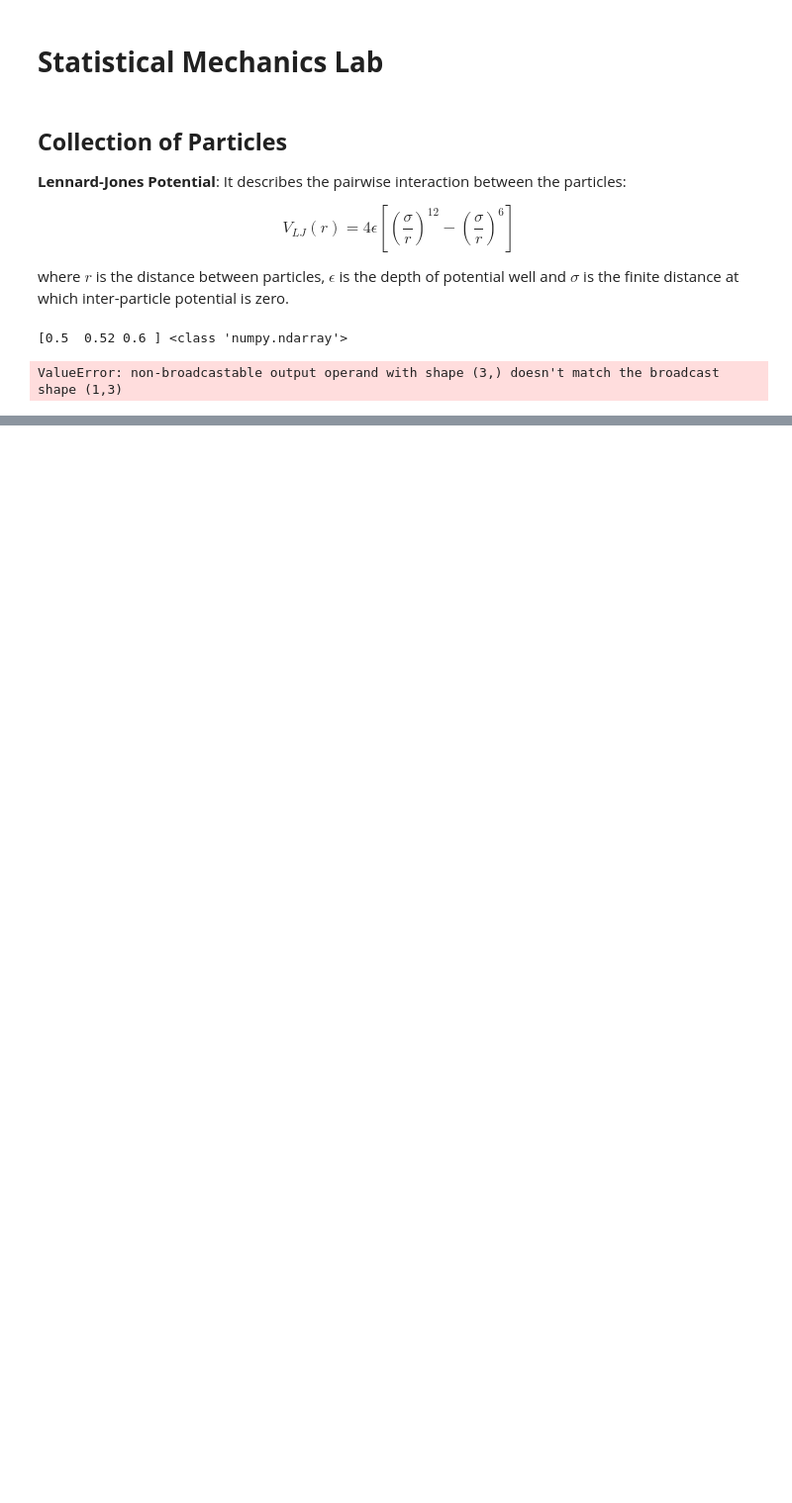
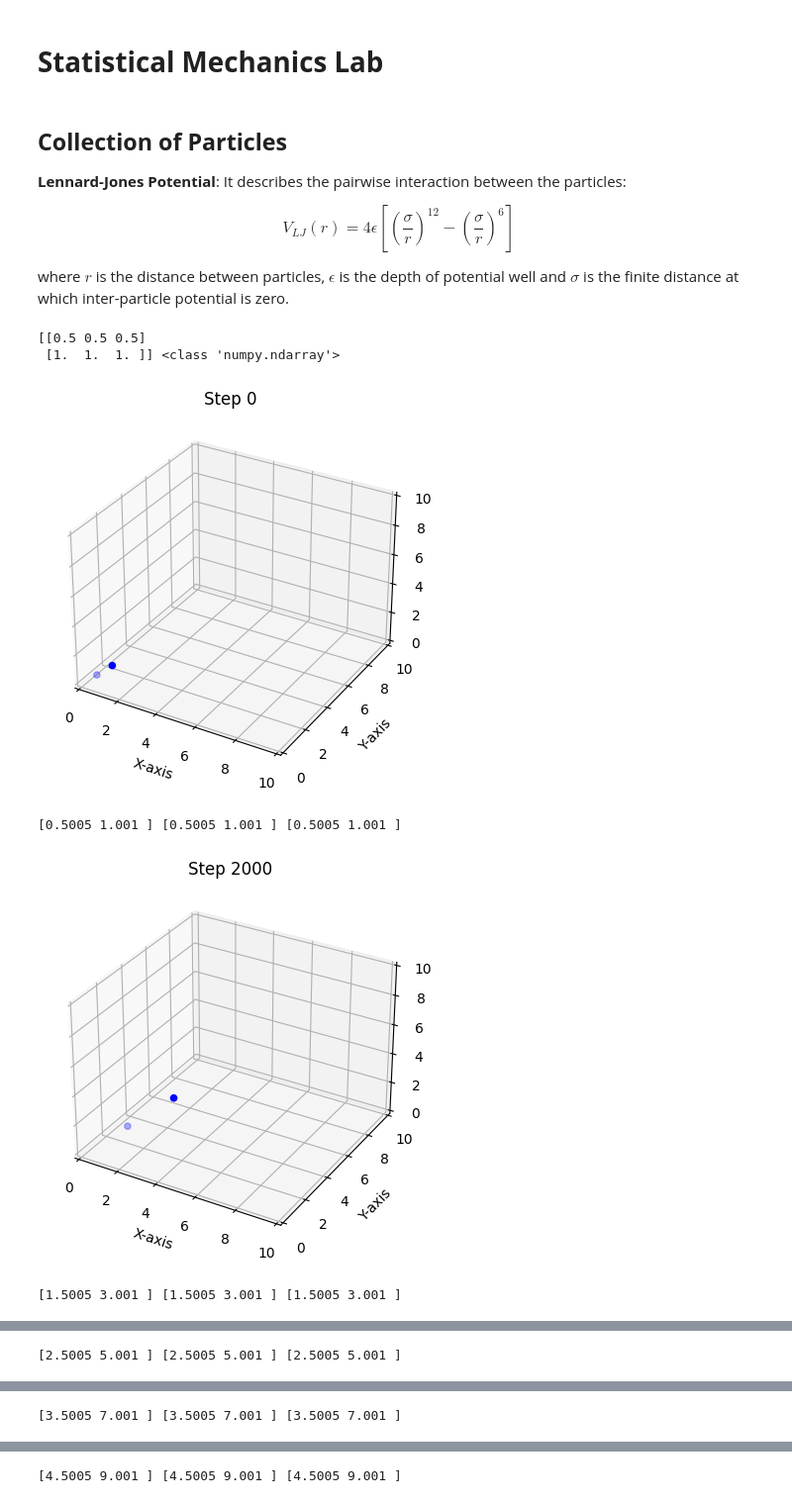
Before and after one commit to navgaur/Statistical-Mech-LOCF, a Jupyter notebook: Particles_1.ipynb, the cells around one changed output, grey strips where cells are left out. Shown at 99% size. Cells and saved outputs as stored; diff of their text form; code cells hidden in the pictures; blank space fills up the shorter version.

```diff
--- a/Particles_1.ipynb
+++ b/Particles_1.ipynb
@@ -42,49 +42,57 @@ def calculate_forces(positions, epsilon, sigma):
     return forces
 
 def run_simulation(num_particles, epsilon, sigma, num_steps, dt):
-    positions = np.random.rand(num_particles, 3)  # Initialize random positions
-    velocities = np.random.rand(num_particles, 3)  # Initialize random velocities
+#    positions = np.random.rand(num_particles, 3)  # Initialize random positions
+#    velocities = np.random.rand(num_particles, 3)  # Initialize random velocities
     masses = np.ones(num_particles)  # Assume equal masses for simplicity
-    positions = np.array([0.5, 0.52, 0.6])
-#    positions = np.random.rand(1,3)
-#    velocities = np.array([0.5, 0.6, 0.7])
+    positions = np.array([[0.5, 0.5, 0.5],[1, 1, 1]])
+    velocities = np.array([[0.5, 0.5, 0.5],[1, 1, 1]])
     print(positions,type(positions))
     for step in range(num_steps):
         forces = calculate_forces(positions, epsilon, sigma)
 
         # Update positions and velocities using Verlet integration
         positions += velocities * dt + 0.5 * forces / masses[:,None] * dt**2
         new_forces = calculate_forces(positions, epsilon, sigma)
         velocities += 0.5 * (forces + new_forces) / masses[:,None] * dt
 
         # Optional: Record and visualize data
-        if step % 500 == 0:
+        if step % 2000 == 0:
             # Visualization code (e.g., plotting particle positions)
             fig = plt.figure()
             ax = fig.add_subplot(111, projection='3d')
+            ax.axes.set_xlim3d(0,10)
+            ax.axes.set_ylim3d(0,10)
+            ax.axes.set_zlim3d(0,10)
             ax.scatter(positions[:, 0], positions[:, 1], positions[:, 2], c='b', marker='o')
             ax.set_xlabel('X-axis')
             ax.set_ylabel('Y-axis')
             ax.set_zlabel('Z-axis')
             ax.set_title(f'Step {step}')
             plt.show()
+            print(positions[:, 0], positions[:, 1], positions[:, 2])
+
 
     return positions, velocities
 
 # Example usage
-num_particles = 1
-epsilon = 2.0
-sigma = 0.1
-num_steps = 1000
+num_particles = 2
+epsilon = 1
+sigma = 0.01
+num_steps = 11000
 dt = 0.001
 
 final_positions, final_velocities = run_simulation(num_particles, epsilon, sigma, num_steps, dt)
 
 # Optional: Visualize the final state
 #fig = plt.figure()
 #ax = fig.add_subplot(projection='3d')
 #ax.scatter(final_positions[:, 0], final_positions[:, 1], final_positions[:, 2])
 #plt.show()
 # %% [output]
-[0.5  0.52 0.6 ] <class 'numpy.ndarray'>
+[[0.5 0.5 0.5]
+ [1.  1.  1. ]] <class 'numpy.ndarray'>
+[figure, added]
-ValueError: non-broadcastable output operand with shape (3,) doesn't match the broadcast shape (1,3)
+[0.5005 1.001 ] [0.5005 1.001 ] [0.5005 1.001 ]
+[figure, added]
+[1.5005 3.001 ] [1.5005 3.001 ] [1.5005 3.001 ]
@@ -90,0 +100 @@ ValueError: non-broadcastable output operand with shape (3,) doesn't match the b
+[2.5005 5.001 ] [2.5005 5.001 ] [2.5005 5.001 ]
@@ -90,0 +102 @@ ValueError: non-broadcastable output operand with shape (3,) doesn't match the b
+[3.5005 7.001 ] [3.5005 7.001 ] [3.5005 7.001 ]
@@ -90,0 +104 @@ ValueError: non-broadcastable output operand with shape (3,) doesn't match the b
+[4.5005 9.001 ] [4.5005 9.001 ] [4.5005 9.001 ]
```
Also changed, not shown: parts of 2 cells of this notebook.
